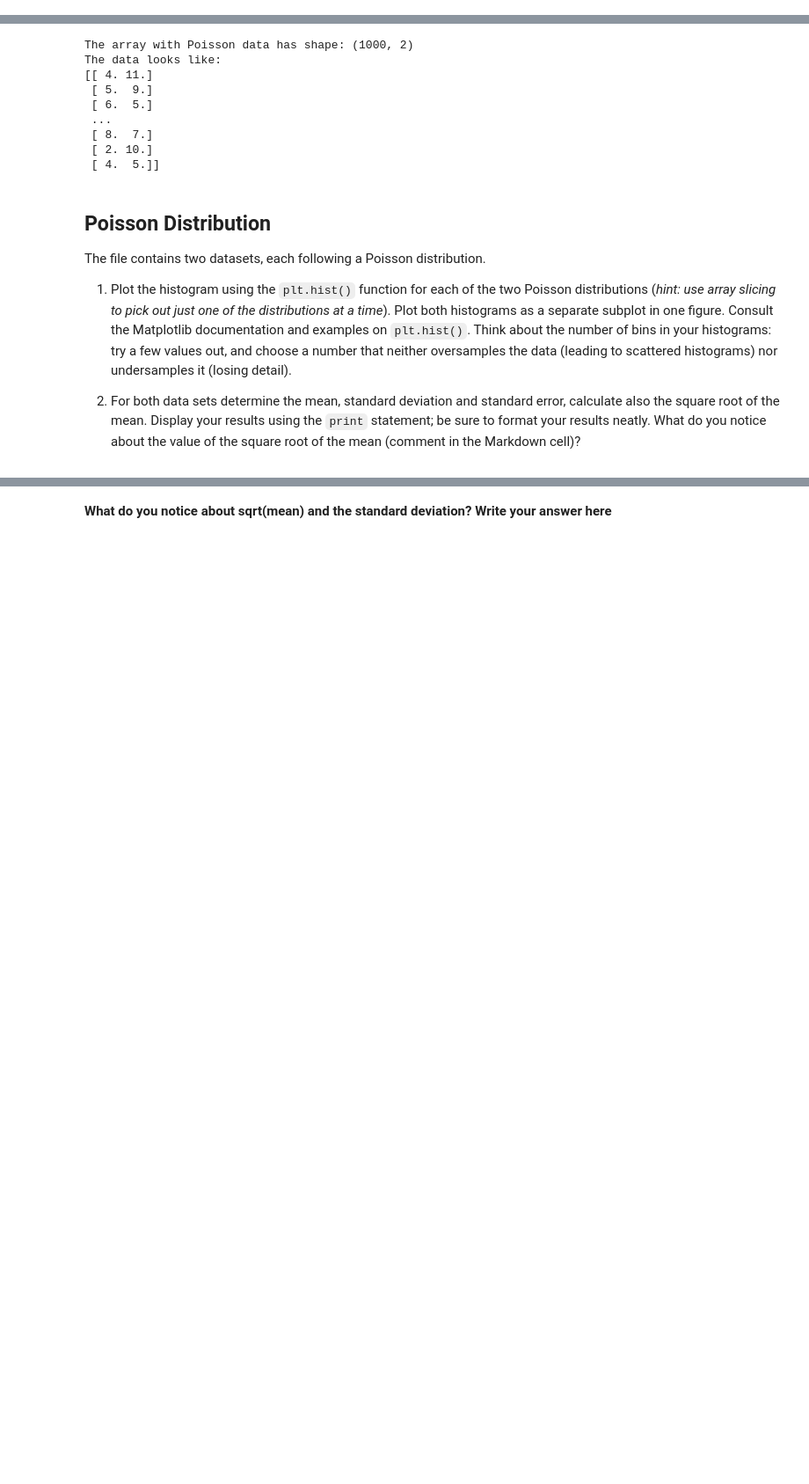
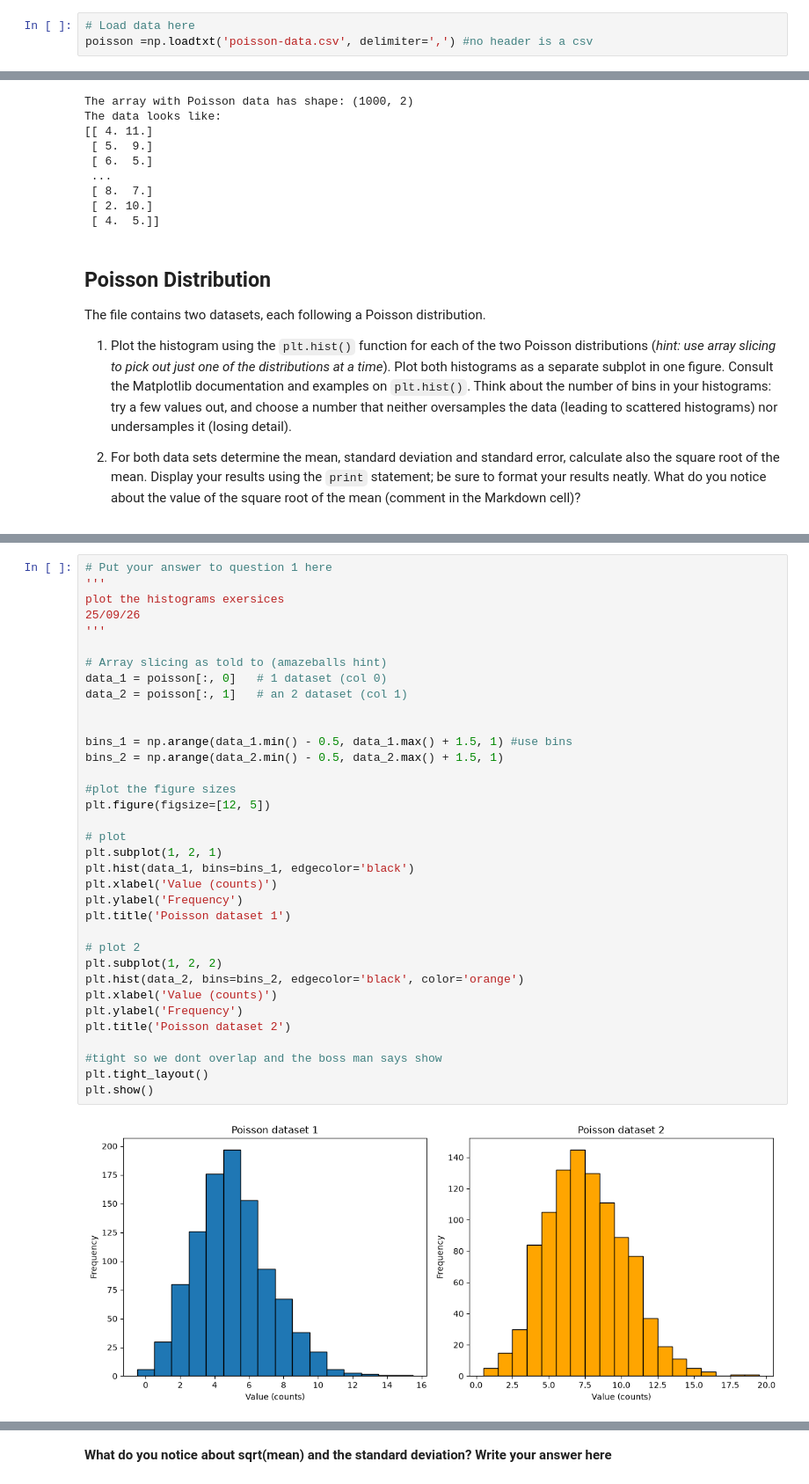
Before and after one commit to danboy12342/ENG2083, a Jupyter notebook: Labs/LAB03/LAB03/LAB03A - Data Files and Statistics.ipynb, the cells around one changed output, grey strips where cells are left out. Shown at 88% size. Saved outputs shown, nothing was run; the diff lists cells and outputs as text; blank space fills up the shorter version.

```diff
--- a/Labs/LAB03/LAB03/LAB03A - Data Files and Statistics.ipynb
+++ b/Labs/LAB03/LAB03/LAB03A - Data Files and Statistics.ipynb
@@ -54,0 +53,3 @@ Load `poisson-data.csv` into your notebook and assign it to a variable.
+# %%
+# Load data here
+poisson =np.loadtxt('poisson-data.csv', delimiter=',') #no header is a csv
@@ -89,0 +88,37 @@ Dataset Mean    StD     sqrt(Mean)      SEM
+# %%
+# Put your answer to question 1 here
+'''
+plot the histograms exersices
+25/09/26
+'''
+
+# Array slicing as told to (amazeballs hint)
+data_1 = poisson[:, 0]   # 1 dataset (col 0)
+data_2 = poisson[:, 1]   # an 2 dataset (col 1)
+
+
+bins_1 = np.arange(data_1.min() - 0.5, data_1.max() + 1.5, 1) #use bins
+bins_2 = np.arange(data_2.min() - 0.5, data_2.max() + 1.5, 1)
+
+#plot the figure sizes
+plt.figure(figsize=[12, 5])
+
+# plot
+plt.subplot(1, 2, 1)
+plt.hist(data_1, bins=bins_1, edgecolor='black')
+plt.xlabel('Value (counts)')
+plt.ylabel('Frequency')
+plt.title('Poisson dataset 1')
+
+# plot 2
+plt.subplot(1, 2, 2)
+plt.hist(data_2, bins=bins_2, edgecolor='black', color='orange')
+plt.xlabel('Value (counts)')
+plt.ylabel('Frequency')
+plt.title('Poisson dataset 2')
+
+#tight so we dont overlap and the boss man says show
+plt.tight_layout()
+plt.show()
+# %% [output]
+[figure, added]
```
Also changed, not shown: parts of 5 cells of this notebook, 1 other file.
